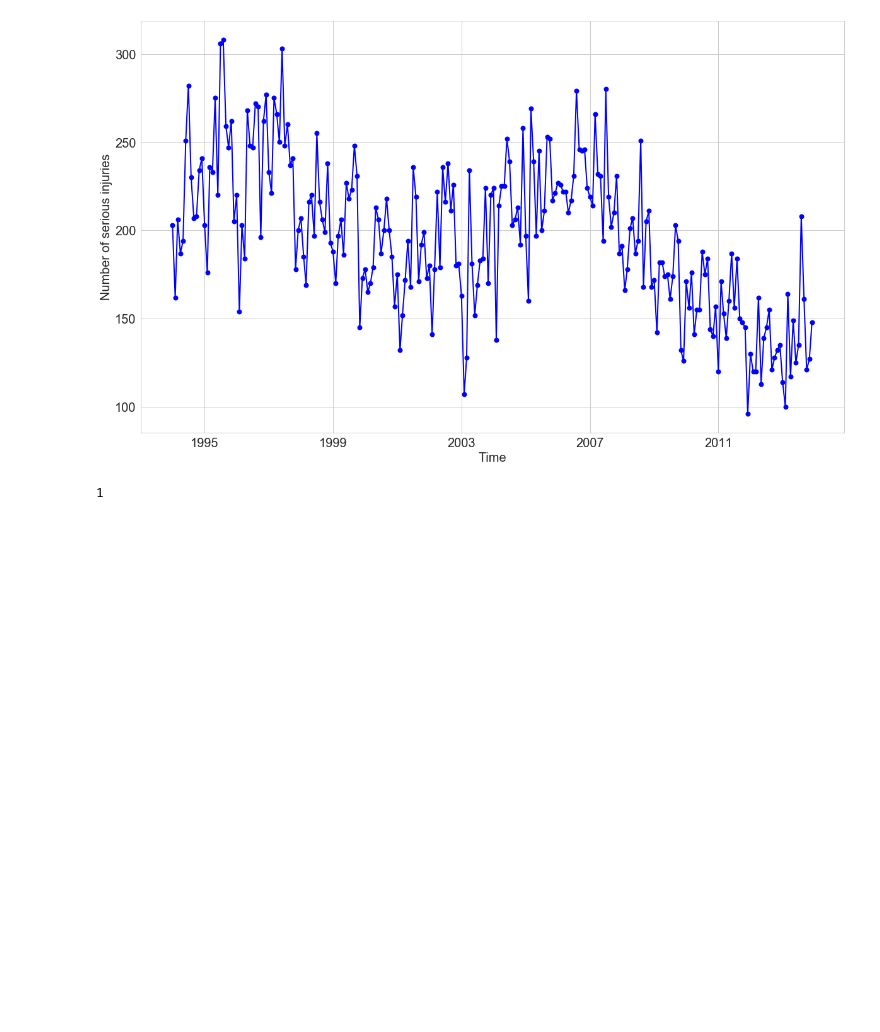
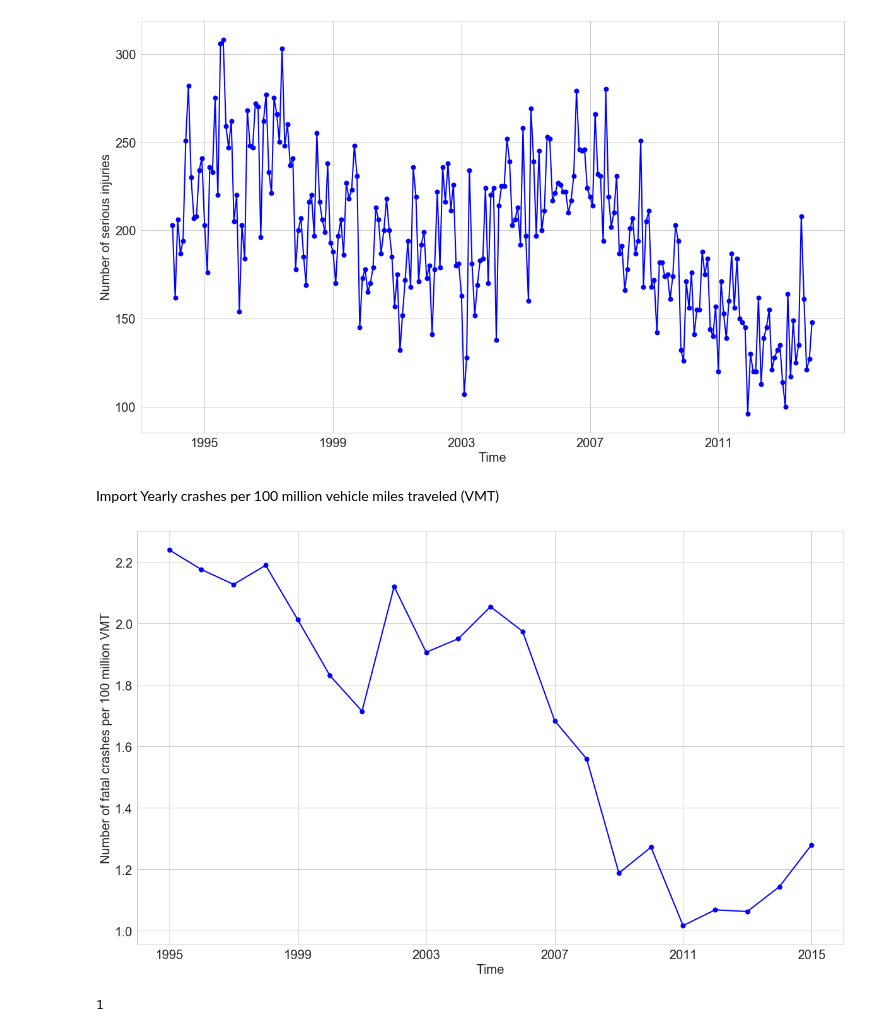
Before and after one commit to Emaasit/long-range-extrapolation, a Jupyter notebook: code/notebooks/gp_highway_crashes.ipynb, the cells around one changed output. Saved outputs shown, nothing was run; the diff lists cells and outputs as text; code cells hidden in the pictures; blank space fills up the shorter version.

```diff
--- a/code/notebooks/gp_highway_crashes.ipynb
+++ b/code/notebooks/gp_highway_crashes.ipynb
@@ -110,3 +108,5 @@ ax.set_ylabel("Number of serious injuries");
 # ax.set_title("Number of Emails sent Monthly");
 # %% [output]
 [figure]
+# %% [markdown]
+Import Yearly crashes per 100 million vehicle miles traveled (VMT)
@@ -113 +125,10 @@ ax.set_ylabel("Number of serious injuries");
+# %%
+fig, ax = plt.subplots()
+ax.plot(fatal_data.ds, fatal_data.y, color = "b", marker = "o")
+# ax.set_xticklabels(labels = injury_crash_data.ds, rotation = 45)
+ax.set_xlabel("Time")
+ax.set_ylabel("Number of fatal crashes per 100 million VMT");
+# ax.set_title("Number of Emails sent Monthly");
+# %% [output]
+[figure, added]
 # %%
```
Also changed, not shown: parts of 25 cells of this notebook, 32 other files.
